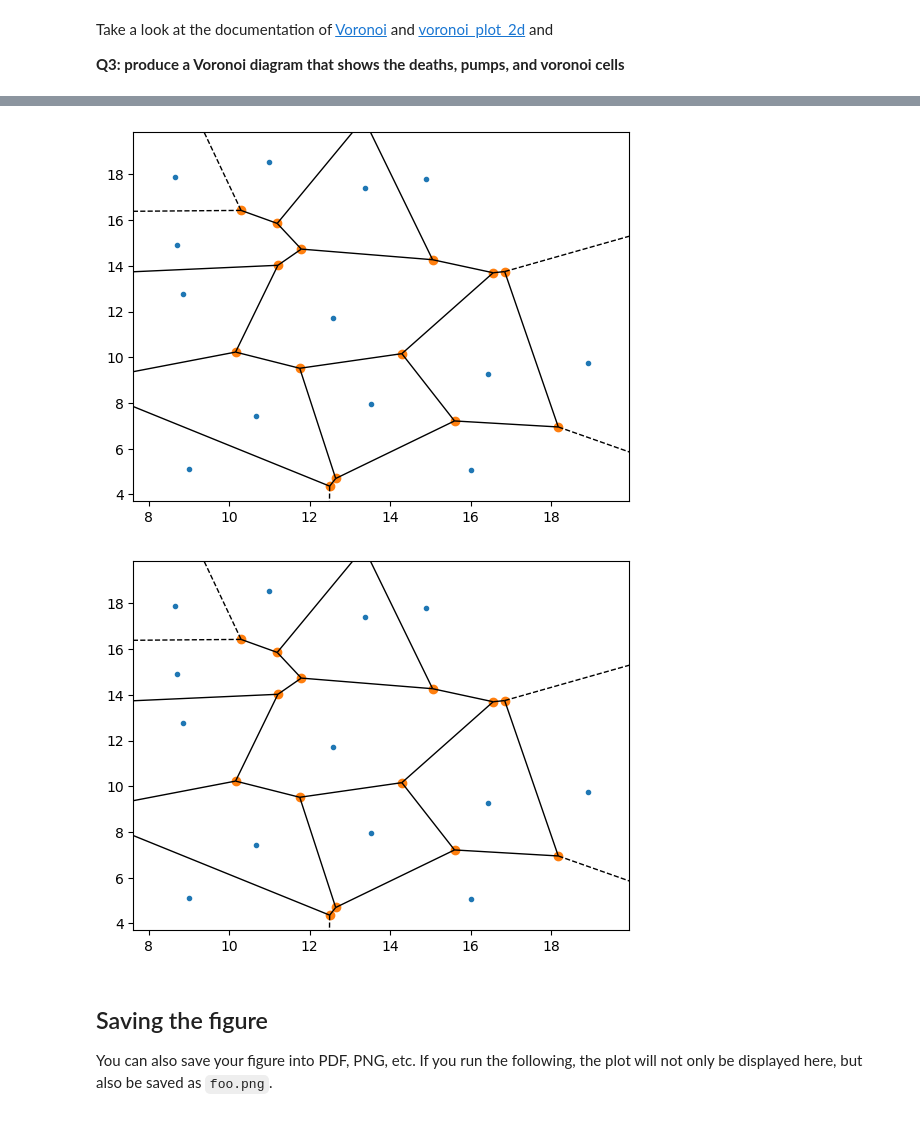
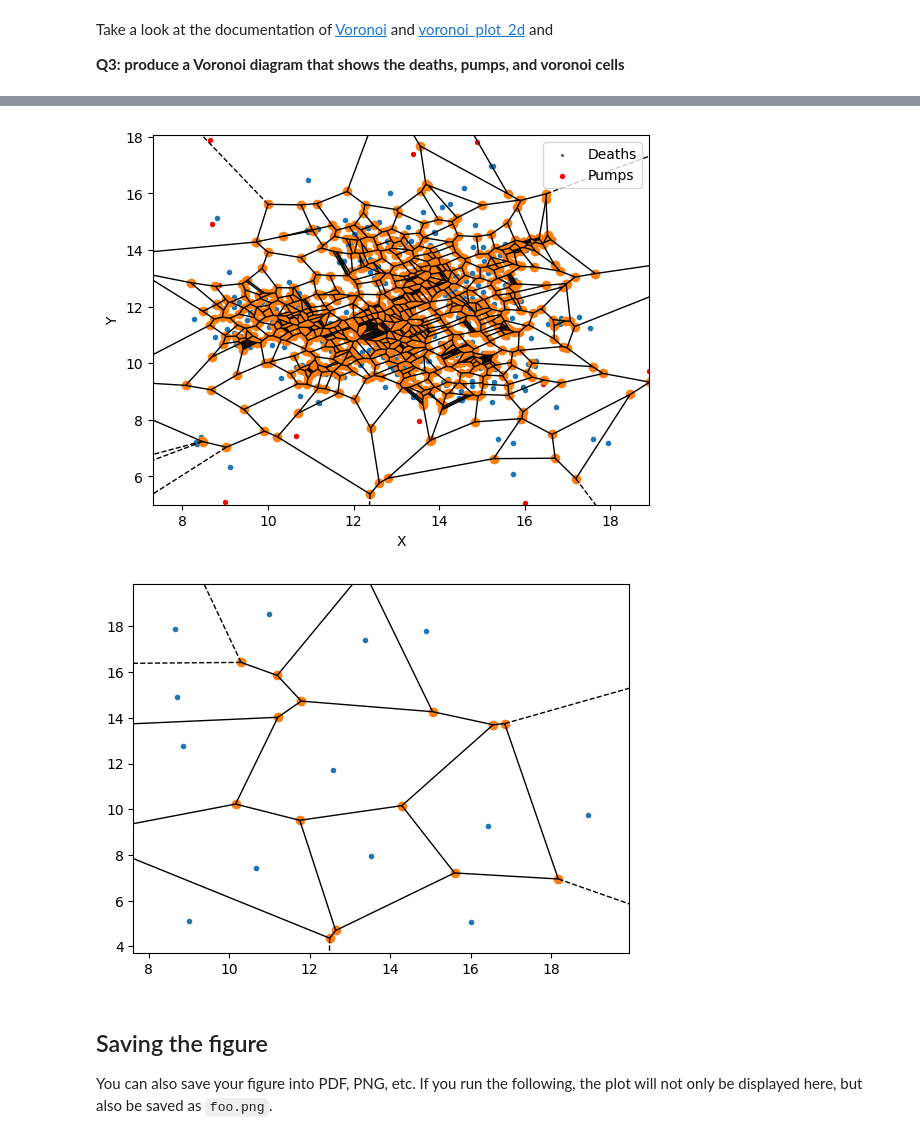
Before and after one commit to Rodi-Khalil/Script-Ninjas, a Jupyter notebook: Individual_work/dsb_{s215665}.ipynb, the cells around one changed output, grey strips where cells are left out. Cells and saved outputs as stored; diff of their text form; code cells hidden in the pictures.

```diff
--- a/Individual_work/dsb_{s215665}.ipynb
+++ b/Individual_work/dsb_{s215665}.ipynb
@@ -244,6 +303,9 @@ Take a look at the documentation of [Voronoi](https://docs.scipy.org/doc/scipy-0
 **Q3: produce a Voronoi diagram that shows the deaths, pumps, and voronoi cells**
 # %%
 # you'll need this
-points = pump_df.values
-points
+pump_points = pump_df.values
+death_points = death_df.values
+
+print(pump_points,'Pump')
+print(death_points,'Deaths')
 # %% [output]
@@ -263,11 +332,24 @@ array([[ 8.6512012, 17.8915997],
-# %%
-from scipy.spatial import Voronoi, voronoi_plot_2d
-
-vor = Voronoi(points)
-voronoi_plot_2d(vor)
-# %% [output]
-[figure, removed]
-[figure, removed]
+# %%
+# Initially, I generated a figure and an axes object using plt.subplots().
+fig, ax = plt.subplots()
+
+# Defining and creating Voronoi diagram with pump and death
+pump_vor = Voronoi(pump_points)
+death_vor = Voronoi(death_points)
+
+# Visualize the Voronoi diagram, so here I used the voronoi_plot_2d function to plot it on the axes.
+voronoi_plot_2d(death_vor, ax=ax)
+voronoi_plot_2d(pump_vor, label = 'Pumps')
+# Subsequently, I plotted the data from the 'death_df' DataFrame as scatter points on the same axes. The points were small, black, and semi-transparent.
+death_df.plot(x='X', y='Y', s=2, c='black', alpha=0.5, kind='scatter', label='Deaths', ax=ax)
+
+# The same way, I plotted the data from the 'pump_df' DataFrame as scatter points on the same axes. The marker color was red, and the points were larger.
+pump_df.plot(x='X', y='Y', kind='scatter', c='red', s=8, label='Pumps', ax=ax)
+
+plt.show()
+# %% [output]
+[figure, added]
+[figure, added]
 # %% [markdown]
 ## Saving the figure
 
```
Also changed, not shown: parts of 21 cells of this notebook.
